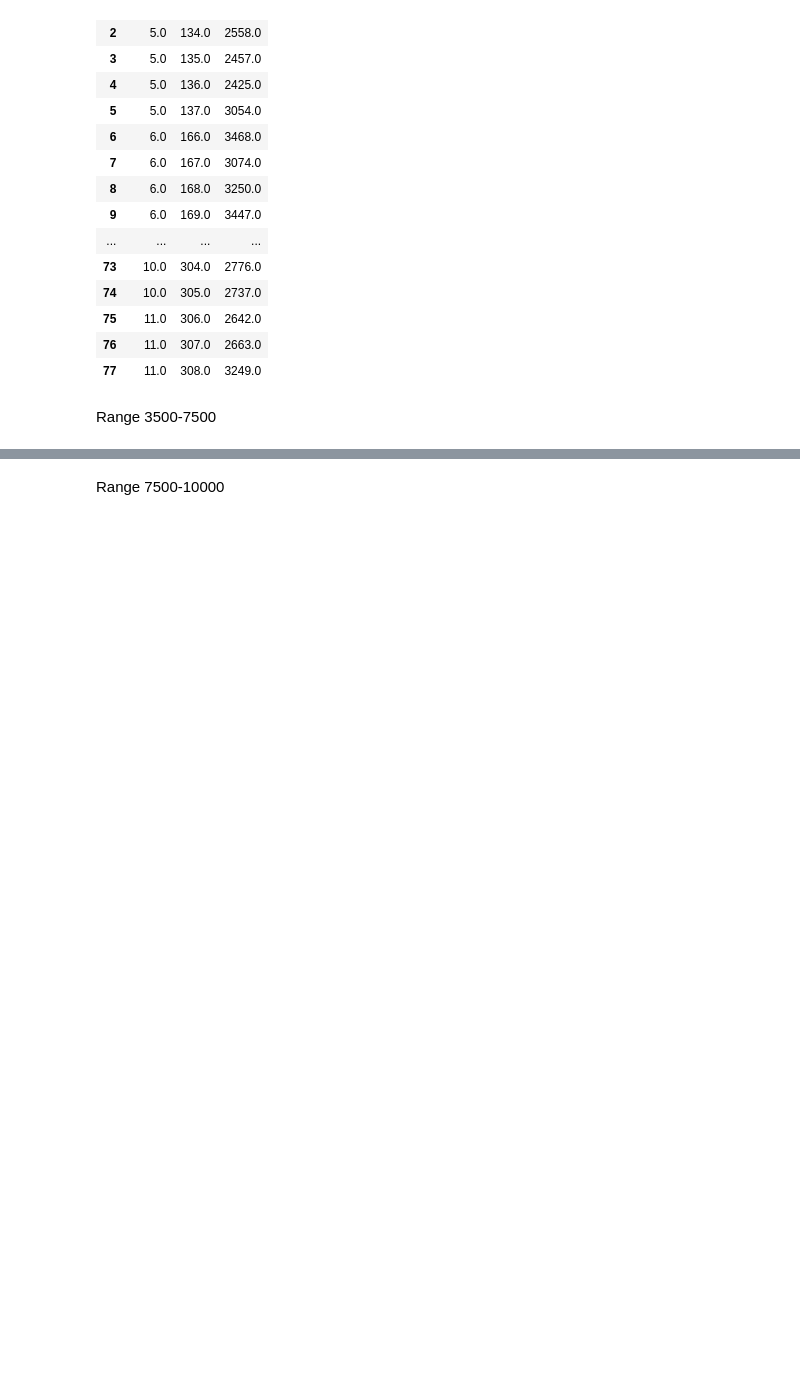
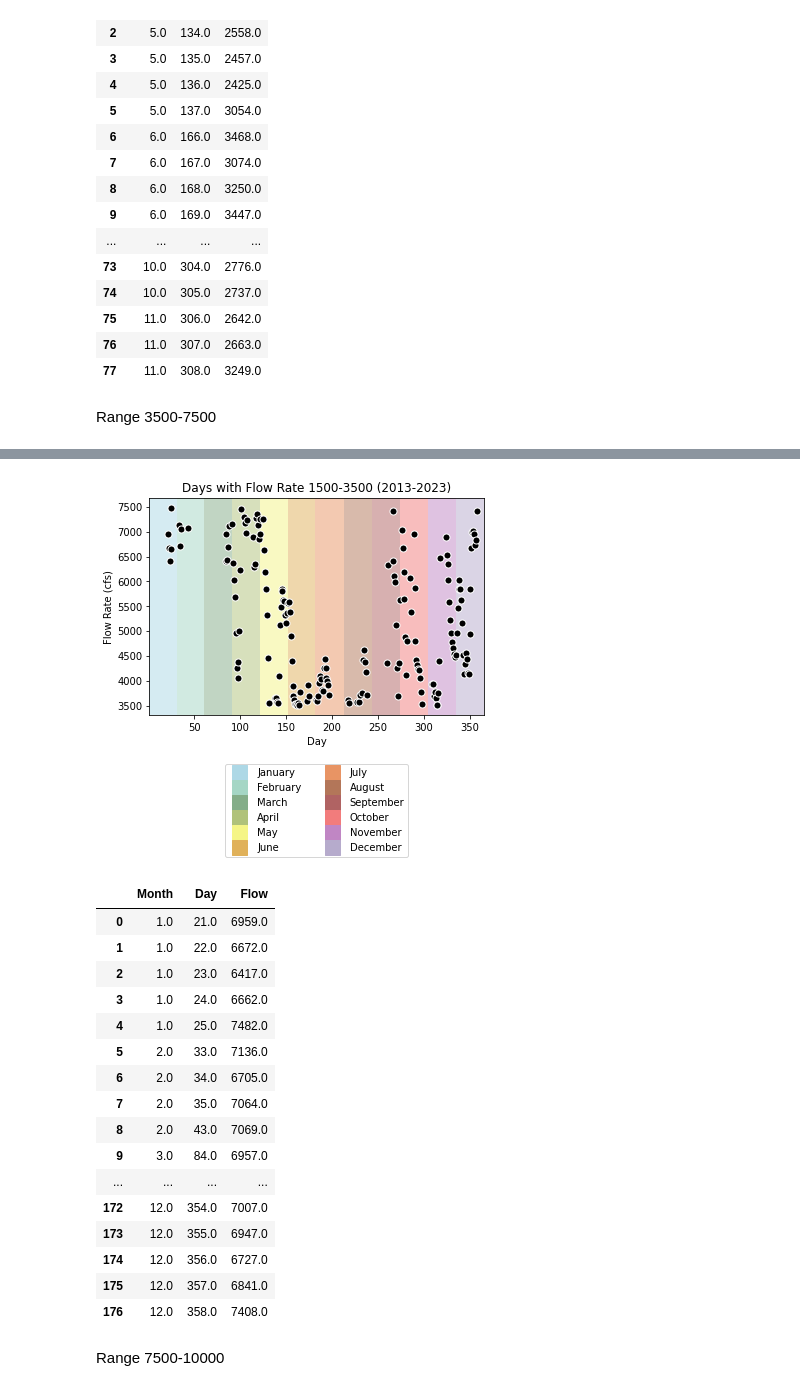
Before and after one commit to annahollandkeener/L-D2, a Jupyter notebook: L&D.ipynb, the cells around one changed output, grey strips where cells are left out. Saved outputs shown, nothing was run; the diff lists cells and outputs as text; code cells hidden in the pictures; blank space fills up the shorter version.

Commit message:
3500-7500 chart

```diff
--- a/L&D.ipynb
+++ b/L&D.ipynb
@@ -67,7 +67,7 @@ for flow in df['MF']:
         range0_1500df = range0_1500df.append(new_row(range0_1500df, flow), ignore_index=True)
         x += 1
     elif ((flow > 1500) & (flow <= 3500)):
-        range1500_3500df = range1500_3500df.append(new_row(range1500_3500df, flow), ignore_index=True)
+        range1500_3500df = range1500_3500df.append(new_row(range3500_7500df, flow), ignore_index=True)
         x += 1
     elif ((flow > 3500) & (flow <= 7500)):
         range3500_7500df = range3500_7500df.append(new_row(range3500_7500df, flow), ignore_index=True)
@@ -205,3 +182,63 @@ display(range3500_7500df)
+# %%
+plt.scatter(range3500_7500df['Day'], range3500_7500df['Flow'], label='Scatter Plot', marker='o', edgecolor='white',color='black', linestyle='None', zorder=2, s=50)
+plt.title("Days with Flow Rate 1500-3500 (2013-2023)")
+plt.xlabel("Day")
+plt.ylabel("Flow Rate (cfs)")
+plt.xlim(1, 366)
+plt.axvspan(1, 31, facecolor='lightblue', alpha=0.5) #jan
+plt.axvspan(31, 60, facecolor="#a5d6c5", alpha=.5) #feb
+plt.axvspan(60, 91, facecolor="#84ad89", alpha=0.5) #mar
+plt.axvspan(91, 121, facecolor="#b0c27a", alpha=0.5) #apr
+plt.axvspan(121, 152, facecolor="#f5f587", alpha=0.5) #may
+plt.axvspan(152, 182, facecolor="#e0b15a", alpha=0.5) #jun
+plt.axvspan(182, 213, facecolor="#e89464", alpha=0.5) #jul
+plt.axvspan(213, 244, facecolor="#b37659", alpha=0.5) #aug
+plt.axvspan(244, 274, facecolor="#b06363", alpha=0.5) #sep
+plt.axvspan(274, 305, facecolor="#f27c7c", alpha=0.5) #oct
+plt.axvspan(305, 335, facecolor="#c086c4", alpha=0.5) #nov
+plt.axvspan(335, 366, facecolor="#b6abcc", alpha=0.5) #dec
+
+
+legend_entries = [
+    plt.Line2D([0], [0], marker='s', color='lightblue', label='January', markersize=15, linestyle='None'),
+    plt.Line2D([0], [0], marker='s', color='#a5d6c5', label='February', markersize=15, linestyle='None'),
+    plt.Line2D([0], [0], marker='s', color='#84ad89', label='March', markersize=15, linestyle='None'),
+    plt.Line2D([0], [0], marker='s', color='#b0c27a', label='April', markersize=15, linestyle='None'),
+    plt.Line2D([0], [0], marker='s', color='#f5f587', label='May', markersize=15, linestyle='None'),
+    plt.Line2D([0], [0], marker='s', color='#e0b15a', label='June', markersize=15, linestyle='None'),
+    plt.Line2D([0], [0], marker='s', color='#e89464', label='July', markersize=15, linestyle='None'),
+    plt.Line2D([0], [0], marker='s', color='#b37659', label='August', markersize=15, linestyle='None'),
+    plt.Line2D([0], [0], marker='s', color='#b06363', label='September', markersize=15, linestyle='None'),
+    plt.Line2D([0], [0], marker='s', color='#f27c7c', label='October', markersize=15, linestyle='None'),
+    plt.Line2D([0], [0], marker='s', color='#c086c4', label='November', markersize=15, linestyle='None'),
+    plt.Line2D([0], [0], marker='s', color='#b6abcc', label='December', markersize=15, linestyle='None'),
+
+]
+
+plt.legend(handles=legend_entries, bbox_to_anchor=(0.5, -0.2), loc='upper center', ncol=2)
+
+plt.show()
+
+display(range3500_7500df)
+# %% [output]
+[figure, added]
+|  | Month | Day | Flow |
+| 0 | 1.0 | 21.0 | 6959.0 |
+| 1 | 1.0 | 22.0 | 6672.0 |
+| 2 | 1.0 | 23.0 | 6417.0 |
+| 3 | 1.0 | 24.0 | 6662.0 |
+| 4 | 1.0 | 25.0 | 7482.0 |
+| 5 | 2.0 | 33.0 | 7136.0 |
+| 6 | 2.0 | 34.0 | 6705.0 |
+| 7 | 2.0 | 35.0 | 7064.0 |
+| 8 | 2.0 | 43.0 | 7069.0 |
+| 9 | 3.0 | 84.0 | 6957.0 |
+| ... | ... | ... | ... |
+| 172 | 12.0 | 354.0 | 7007.0 |
+| 173 | 12.0 | 355.0 | 6947.0 |
+| 174 | 12.0 | 356.0 | 6727.0 |
+| 175 | 12.0 | 357.0 | 6841.0 |
+| 176 | 12.0 | 358.0 | 7408.0 |
 # %% [markdown]
 Range 7500-10000
 # %%
```
Also changed, not shown: parts of 2 cells of this notebook.
